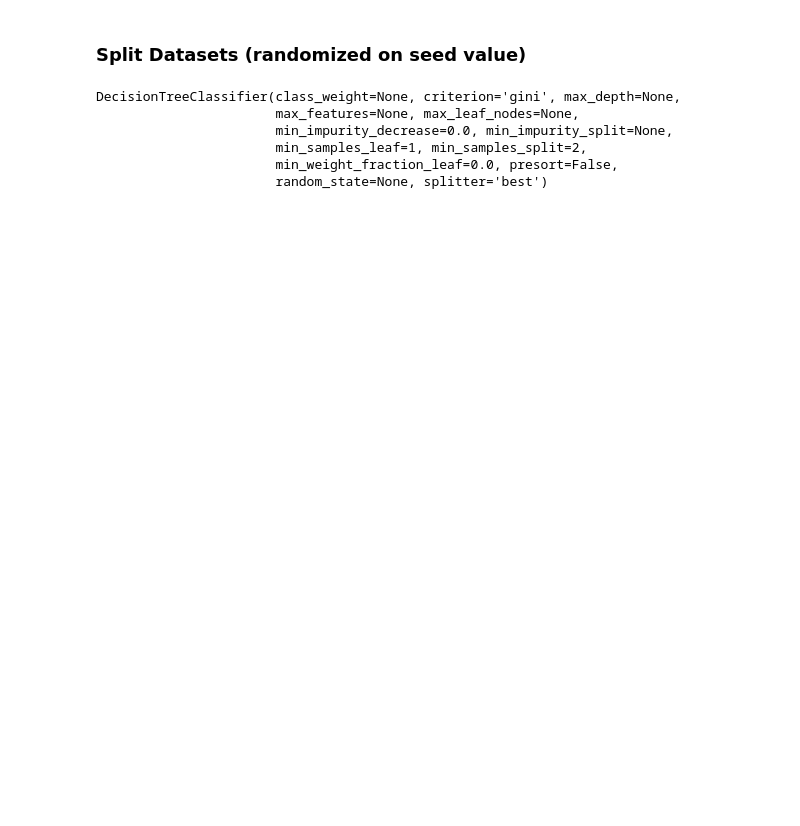
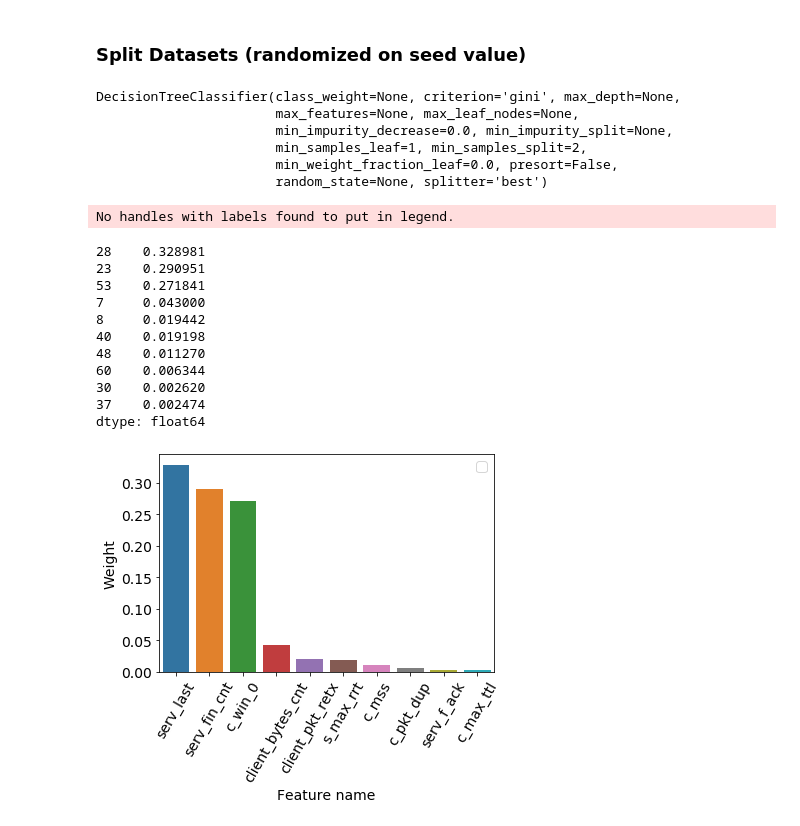
Before and after one commit to davidgabriel42/decision-tree, a Jupyter notebook: Untitled.ipynb, the cells around one changed output. Cells and saved outputs as stored; diff of their text form; code cells hidden in the pictures; blank space fills up the shorter version.

```diff
--- a/Untitled.ipynb
+++ b/Untitled.ipynb
@@ -407,6 +428,22 @@ z_labels  = np.ones(len(dtn_dup_01))      *5
 aa_labels  = np.ones(len(dtn_dup_1))       *5
 bb_labels  = np.ones(len(dtn_dup_2))       *5
 
+'''o_labels  = np.ones(len(dtn_normal  ) + len(dtn_normal2))    *1
+p_labels  = np.ones(len(dtn_corr_01  ))   *2
+q_labels  = np.ones(len(dtn_corr_05  ))   *3
+r_labels  = np.ones(len(dtn_corr_10  ))   *4
+s_labels  = np.ones(len(dtn_delay_1_1))   *5
+t_labels  = np.ones(len(dtn_delay_5_2))   *6
+u_labels  = np.ones(len(dtn_delay_10_5))  *7
+v_labels  = np.ones(len(dtn_delay_25_20)) *8
+#w_labels  = np.ones(len(dtn_drop_01 ) + len(dtn_drop_01_2))     *4
+#x_labels  = np.ones(len(dtn_drop_001) + len(dtn_drop_001_2))    *4
+#y_labels  = np.ones(len(dtn_drop_0005) + len(dtn_drop_0005_2))   *4
+z_labels  = np.ones(len(dtn_dup_01))      *9
+aa_labels  = np.ones(len(dtn_dup_1))       *10
+bb_labels  = np.ones(len(dtn_dup_2))       *11
+'''
+
 dtn_anom_type_data_labels = np.concatenate((o_labels, p_labels, q_labels, r_labels, s_labels,
                                             t_labels, u_labels, v_labels,
                                             #w_labels, x_labels,y_labels,
@@ -455,4 +497,38 @@ DecisionTreeClassifier(class_weight=None, criterion='gini', max_depth=None,
                        min_samples_leaf=1, min_samples_split=2,
                        min_weight_fraction_leaf=0.0, presort=False,
                        random_state=None, splitter='best')
+# %%
+dtn_predicted_labels = dtn.predict(dtn_test_data)
+
+feature_imp = pd.Series(dtn.feature_importances_).sort_values(ascending=False).head(10)
+print (feature_imp)
+
+getKey = lambda index : data_field_labels[index-1]
+x_axis =  []
+for index in feature_imp.index:
+    x_axis.append(getKey(index))
+
+test=sns.barplot(x=x_axis, y=feature_imp)
+test.set_xticklabels(test.get_xticklabels(), rotation=60)
+
+
+# Add labels to your graph
+plt.xlabel('Feature name')
+plt.ylabel('Weight')
+plt.legend()
+plt.show()
+# %% [output]
+No handles with labels found to put in legend.
+28    0.328981
+23    0.290951
+53    0.271841
+7     0.043000
+8     0.019442
+40    0.019198
+48    0.011270
+60    0.006344
+30    0.002620
+37    0.002474
+dtype: float64
+[figure, added]
 # %%
```
Also changed, not shown: parts of 22 cells of this notebook, 3 other files.
